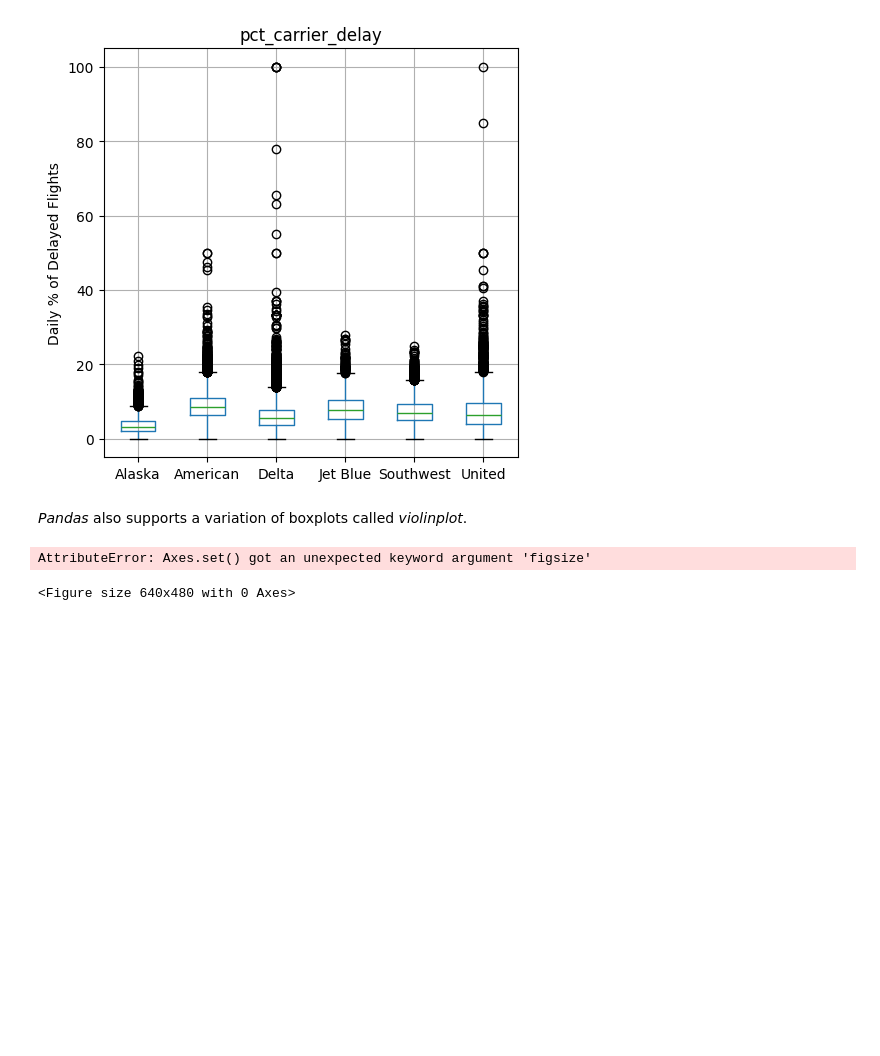
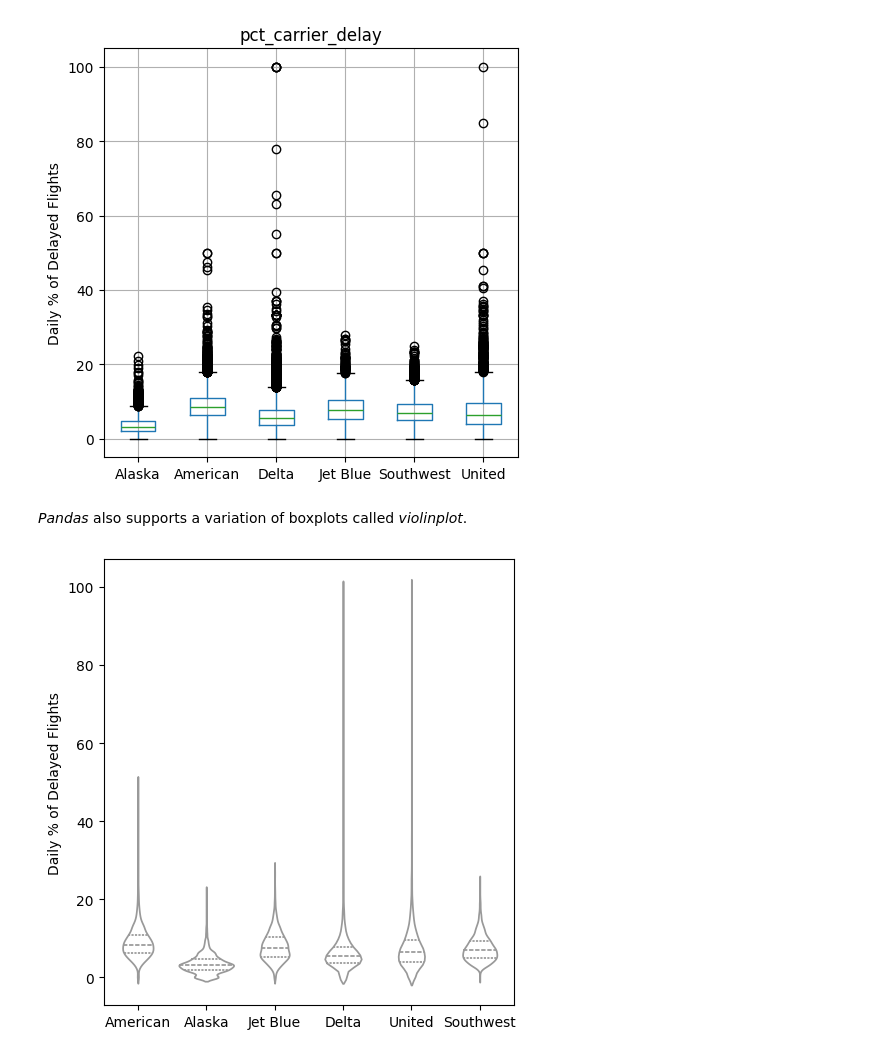
Before and after one commit to mucollabo/practicalStatisticsForDataScientists, a Jupyter notebook: Chap01.ipynb, the cells around one changed output. Cells and saved outputs as stored; diff of their text form; code cells hidden in the pictures; blank space fills up the shorter version.

```diff
--- a/Chap01.ipynb
+++ b/Chap01.ipynb
@@ -413,13 +413,12 @@ plt.show()
 # %% [markdown]
 _Pandas_ also supports a variation of boxplots called _violinplot_.
 # %%
-fig, ax = plt.subplot(figsize=(5, 5))
+fig, ax = plt.subplots(figsize=(5, 5))
 sns.violinplot(data=airline_stats, x='airline', y='pct_carrier_delay', ax=ax, inner='quartile', color='white')
 ax.set_xlabel('')
 ax.set_ylabel('Daily % of Delayed Flights')
 
 plt.tight_layout()
 plt.show()
 # %% [output]
-AttributeError: Axes.set() got an unexpected keyword argument 'figsize'
-<Figure size 640x480 with 0 Axes>
+[figure, added]
```
Also changed, not shown: parts of 3 cells of this notebook, 20 other files.
